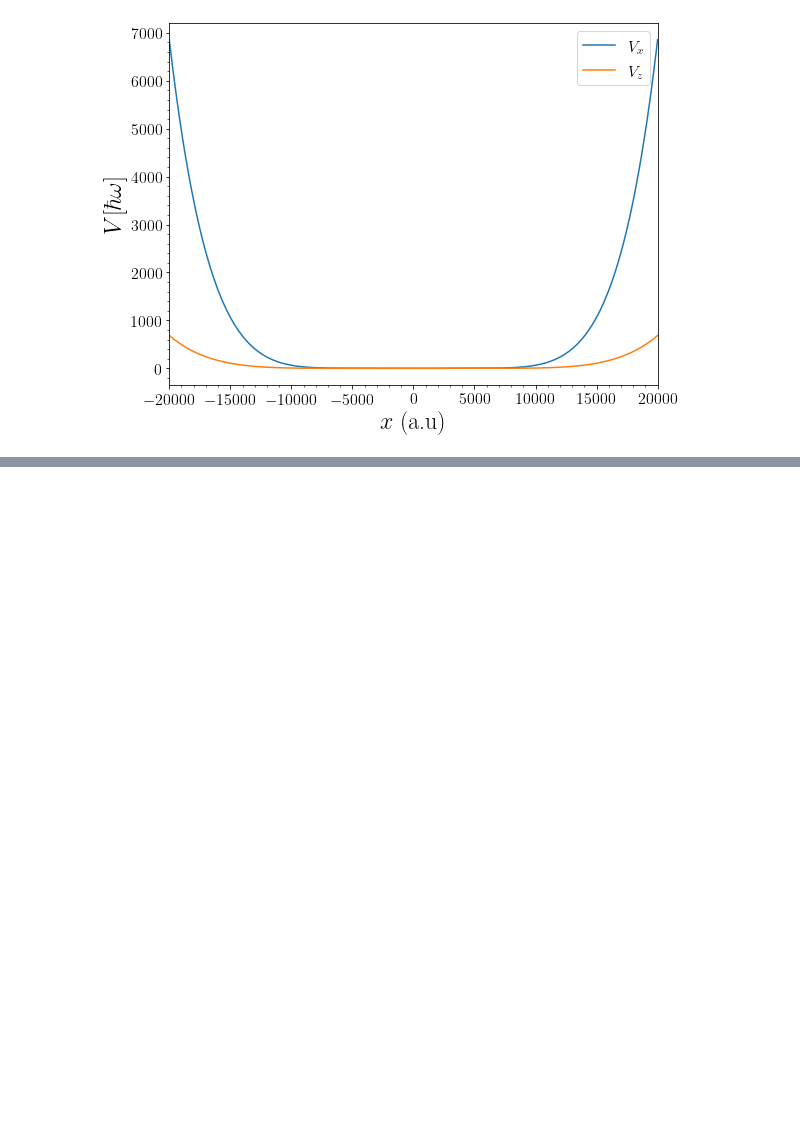
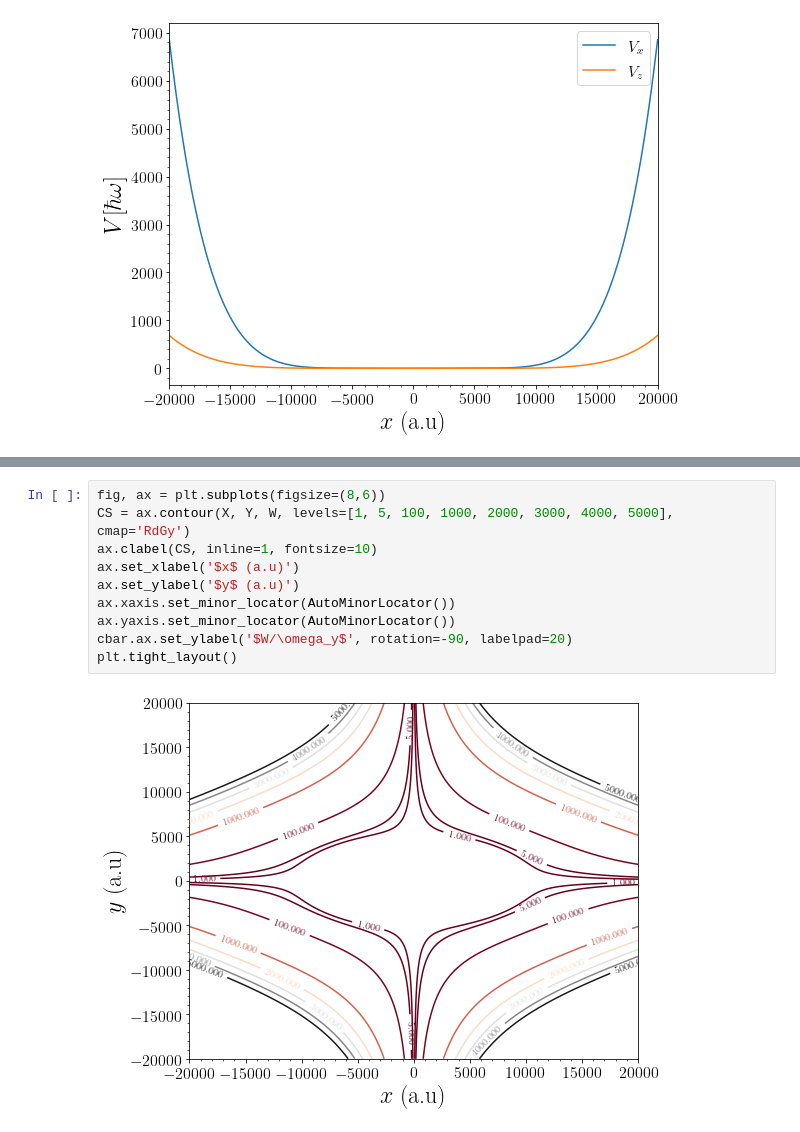
Before and after one commit to TsspGit/Ultracold_Atoms_src, a Jupyter notebook: Optical_Trap.ipynb, the cells around one changed output, grey strips where cells are left out. Drawn from its saved outputs; the diff is of its cells as text; blank space fills up the shorter version.

```diff
--- a/Optical_Trap.ipynb
+++ b/Optical_Trap.ipynb
@@ -90,0 +132,12 @@ plt.savefig('General_figures/Potential2d.png', dpi=200)
+# %%
+fig, ax = plt.subplots(figsize=(8,6))
+CS = ax.contour(X, Y, W, levels=[1, 5, 100, 1000, 2000, 3000, 4000, 5000], cmap='RdGy')
+ax.clabel(CS, inline=1, fontsize=10)
+ax.set_xlabel('$x$ (a.u)')
+ax.set_ylabel('$y$ (a.u)')
+ax.xaxis.set_minor_locator(AutoMinorLocator())
+ax.yaxis.set_minor_locator(AutoMinorLocator())
+cbar.ax.set_ylabel('$W/\omega_y$', rotation=-90, labelpad=20)
+plt.tight_layout()
+# %% [output]
+[figure, added]
```
Also changed, not shown: parts of 6 cells of this notebook.
